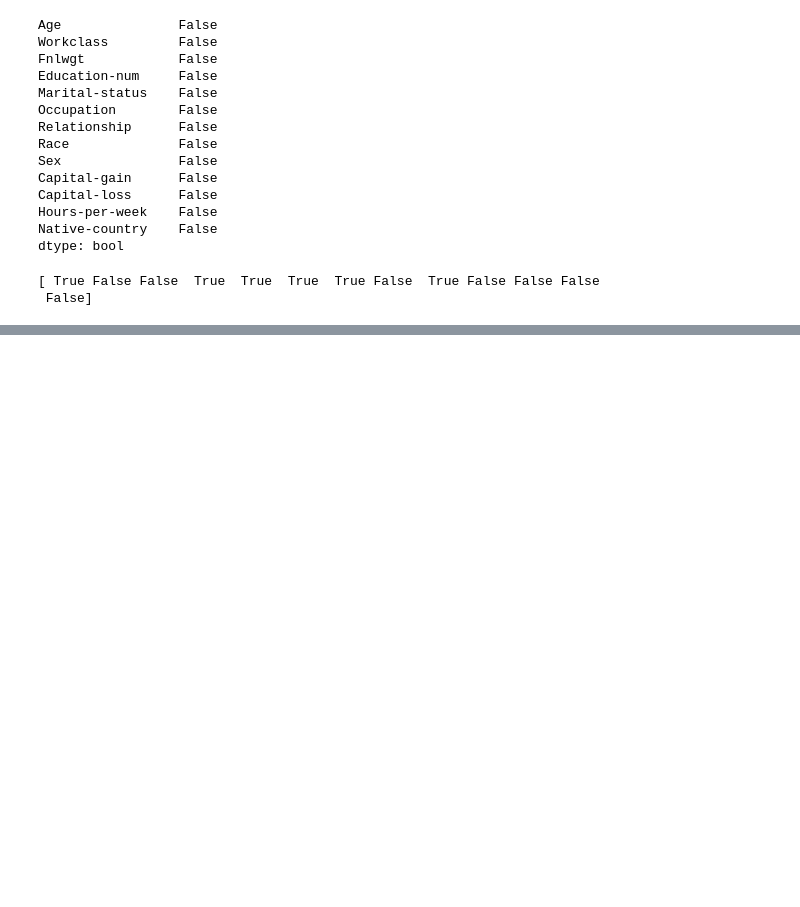
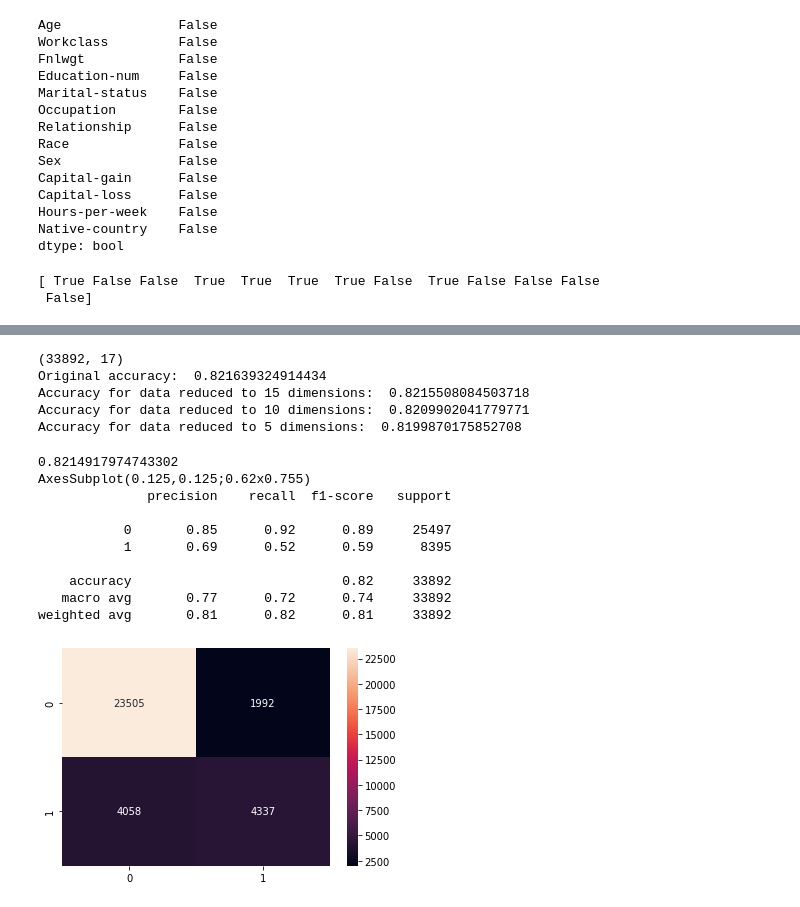
Before and after one commit to MattSchaefer24/machine-learning, a Jupyter notebook: Hyperparameter_tuning_LR copy.ipynb, the cells around one changed output, grey strips where cells are left out. Drawn from its saved outputs; the diff is of its cells as text; code cells hidden in the pictures; blank space fills up the shorter version.

Commit message:
Logistic regression copy finished

```diff
--- a/Hyperparameter_tuning_LR copy.ipynb
+++ b/Hyperparameter_tuning_LR copy.ipynb
@@ -515,8 +529,11 @@ columns = ["Age", "Education-num"]
+# %%
+#Split our dataset using stratification to combat imbalances
+
+X_train, X_test, y_train, y_test = train_test_split(X, y, stratify = y)
+y_train = y_train.ravel()
+y_test = y_test.ravel()
 # %%
 
-#Need to transform our y data as
-y_train = y_train.ravel()
-Y_test = y_test.ravel()
 
 #Define all of our hyperparameters
 solvers = ['newton-cg', 'liblinear', 'lbfgs','newton-cholesky', 'sag', 'saga']
@@ -531,7 +548,7 @@ cv = RepeatedStratifiedKFold(n_splits = 10, n_repeats = 3, random_state = 1)
 
 #Initialising our grid search
 grid_search = GridSearchCV(estimator = model, param_grid = space, n_jobs = -1,cv=cv, scoring='accuracy',error_score=0)
-grid_result = grid_search.fit(X_train_scaled, y_train)
+grid_result = grid_search.fit(X_train, y_train)
 
 # summarize results
 print("Best: %f using %s" % (grid_result.best_score_, grid_result.best_params_))
@@ -545,20 +595,3 @@ KeyboardInterrupt:
-# %%
-
-#Testing results for optimal hyperparameter combination, with scaled vs unscaled data
-
-model = LogisticRegression(solver = grid_result.best_params_['solver'], penalty = grid_result.best_params_['penalty'], C = grid_result.best_params_['C'])
-
-model.fit(X_train_scaled, y_train)
-
-# DO WE NEED THIS IF WE USE THE SCALING DONE ABOVE?!!!!!
-train_acc_scaled = model.score(X_train_scaled, y_train)
-print('Accuracy for scaled date: ', train_acc_scaled)
-
-model.fit(X_train, y_train)
-
-train_acc = model.score(X_train, y_train)
-
-print('Accuracy for unscaled data: ', train_acc)
 # %%
 #Importing necessary libraries
 from sklearn.decomposition import PCA
@@ -567,27 +600,27 @@ from sklearn.decomposition import PCA
 
 model = LogisticRegression(solver = grid_result.best_params_['solver'], penalty = grid_result.best_params_['penalty'], C = grid_result.best_params_['C'])
 
-model.fit(X_train_scaled, y_train)
+model.fit(X_train, y_train)
 
-original_acc = model.score(X_train_scaled, y_train)
+original_acc = model.score(X_train, y_train)
 
-print(X_train_scaled.shape)
+print(X_train.shape)
 
 #From above, we get that dimension of X_train_scaled is 36177x20
 
 #Want to use PCA to reduce to 15, 10 and 5 and see if that has any effect
 pca = PCA(n_components=15)
-X_train_15 = pca.fit_transform(X_train_scaled)
+X_train_15 = pca.fit_transform(X_train)
 model.fit(X_train_15, y_train)
 acc_15 = model.score(X_train_15, y_train)
 
 pca = PCA(n_components=10)
-X_train_10 = pca.fit_transform(X_train_scaled)
+X_train_10 = pca.fit_transform(X_train)
 model.fit(X_train_10, y_train)
 acc_10 = model.score(X_train_10, y_train)
 
 pca = PCA(n_components=5)
-X_train_5 = pca.fit_transform(X_train_scaled)
+X_train_5 = pca.fit_transform(X_train)
 model.fit(X_train_5, y_train)
 acc_5 = model.score(X_train_5, y_train)
 
@@ -596,6 +629,12 @@ print('Original accuracy: ', original_acc)
 print('Accuracy for data reduced to 15 dimensions: ', acc_15)
 print('Accuracy for data reduced to 10 dimensions: ', acc_10)
 print('Accuracy for data reduced to 5 dimensions: ', acc_5)
+# %% [output]
+(33892, 17)
+Original accuracy:  0.821639324914434
+Accuracy for data reduced to 15 dimensions:  0.8215508084503718
+Accuracy for data reduced to 10 dimensions:  0.8209902041779771
+Accuracy for data reduced to 5 dimensions:  0.8199870175852708
 # %%
 #From above, can see that the dimensionality reduction doesn't have much of an effect on overall accuracy
 #From results above, can see that errors are generated for many of the cases. This means that for that particular 'solver', convergence isn't acheived
@@ -637,22 +642,34 @@ selector.ranking_
 # %%
 #Getting final evaluation metrics for Logistic Regression
 from sklearn.model_selection import cross_val_predict
 from sklearn.metrics import classification_report, confusion_matrix, accuracy_score
 import seaborn as sns
 
 model = LogisticRegression(solver = grid_result.best_params_['solver'], penalty = grid_result.best_params_['penalty'], C = grid_result.best_params_['C'])
 
 #Fitting the optimal version of our model
-model.fit(X_train_scaled, y_train.ravel())
+model.fit(X_train, y_train.ravel())
 
 #Getting predictions
 train_data_predictions = cross_val_predict(model, X_train, y_train.ravel(), cv=20)
 
 print(accuracy_score(y_train, train_data_predictions))
 
 #Getting confusion matrix
 confusion_matrix(y_train, train_data_predictions)
 classes_names = ['class 1','class 2','class 3', 'class 4']
 cm = pd.DataFrame(confusion_matrix(y_train, train_data_predictions))
 print(sns.heatmap(cm, annot=True, fmt='d'))
 print(classification_report(y_train, train_data_predictions))
+# %% [output]
+0.8214917974743302
+AxesSubplot(0.125,0.125;0.62x0.755)
+              precision    recall  f1-score   support
+
+           0       0.85      0.92      0.89     25497
+           1       0.69      0.52      0.59      8395
+
+    accuracy                           0.82     33892
+   macro avg       0.77      0.72      0.74     33892
+weighted avg       0.81      0.82      0.81     33892
+[figure, added]
```
Also changed, not shown: parts of 10 cells of this notebook.
